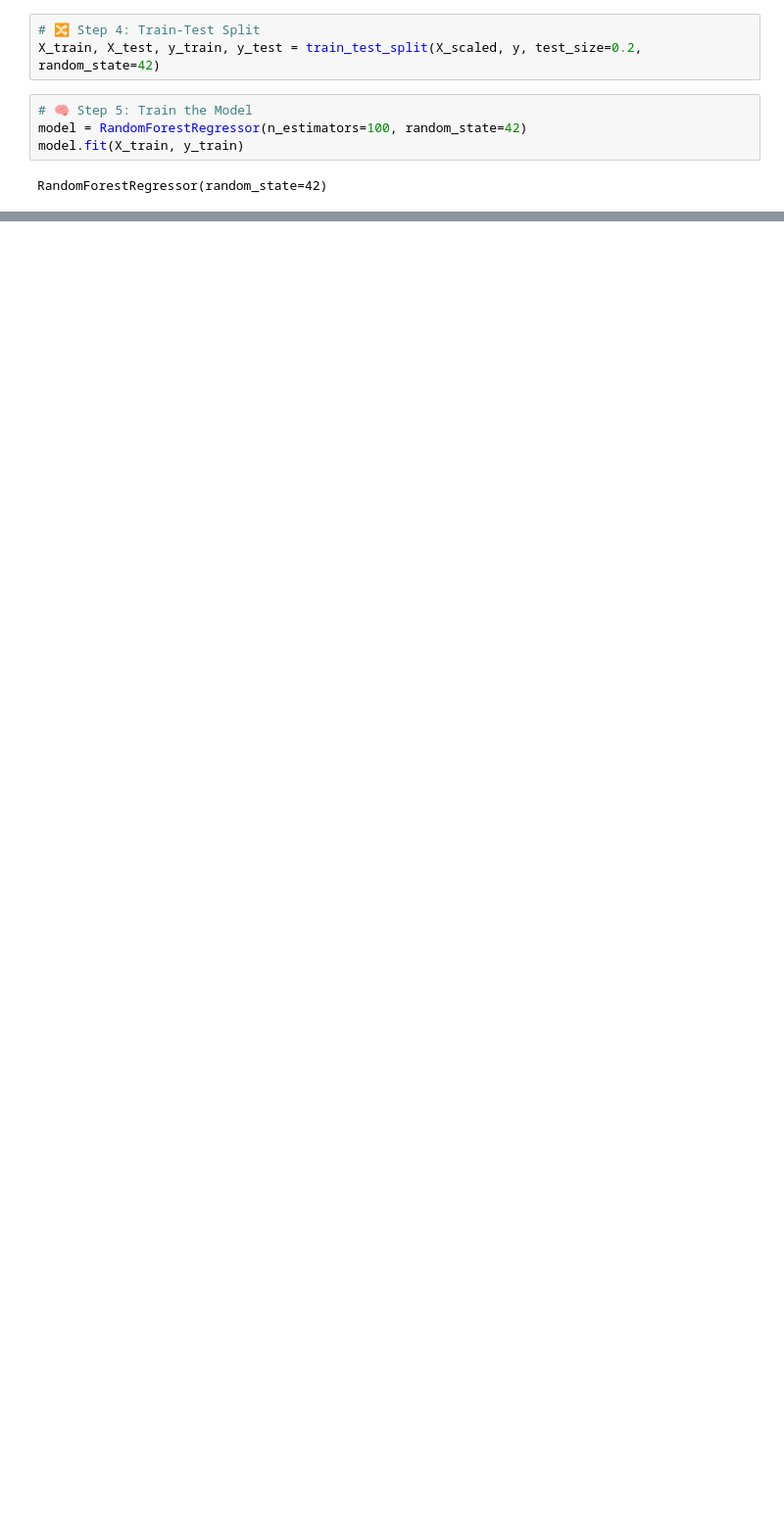
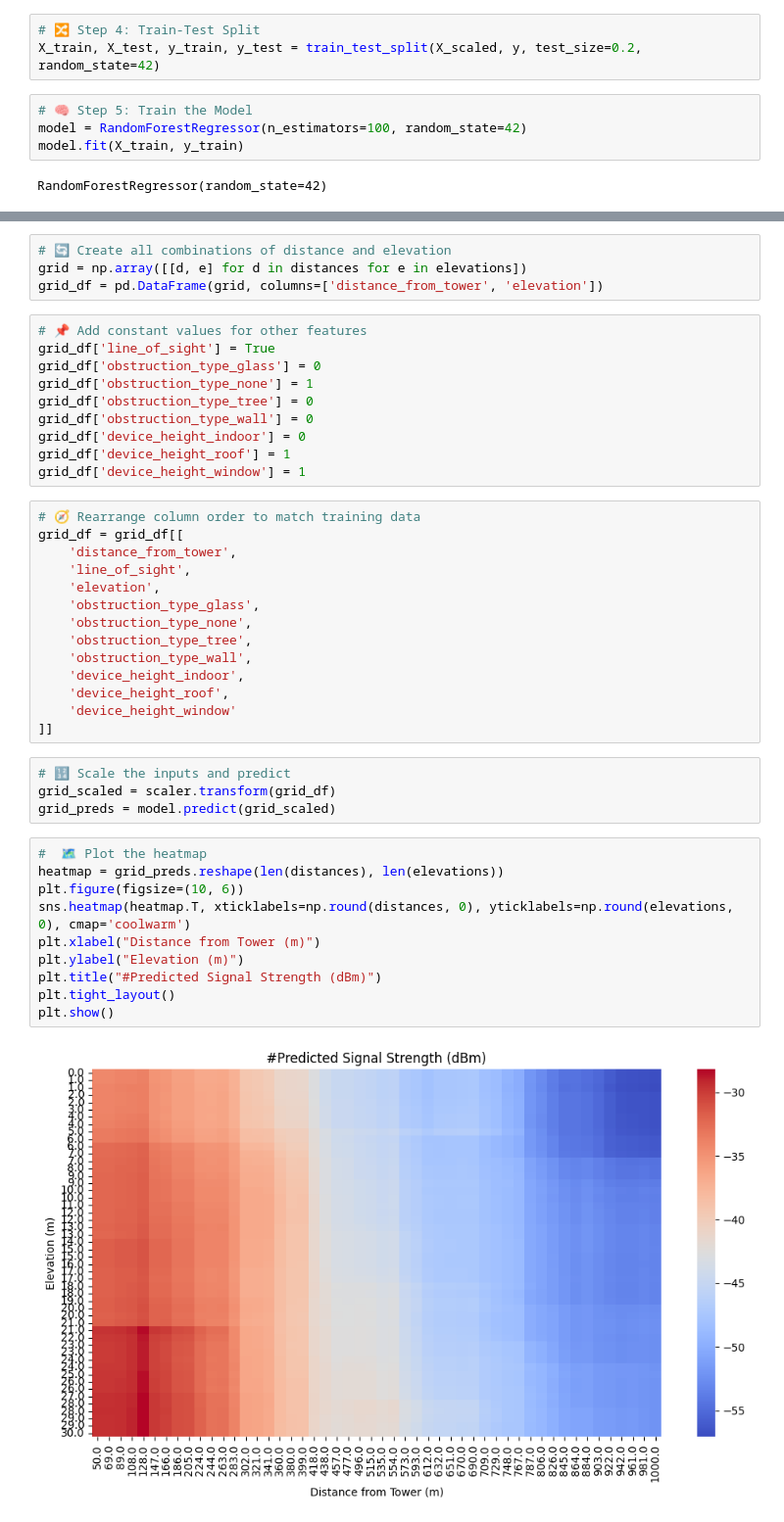
Before and after one commit to padaungthar/ai-based-telecom, a Jupyter notebook: ai-based_RSSI_Predication.ipynb, the cells around one changed output, grey strips where cells are left out. Shown at 98% size. Saved outputs shown, nothing was run; the diff lists cells and outputs as text; blank space fills up the shorter version.

```diff
--- a/ai-based_RSSI_Predication.ipynb
+++ b/ai-based_RSSI_Predication.ipynb
@@ -123,0 +195,44 @@ X.head(2)
+# %%
+# 🔄 Create all combinations of distance and elevation
+grid = np.array([[d, e] for d in distances for e in elevations])
+grid_df = pd.DataFrame(grid, columns=['distance_from_tower', 'elevation'])
+# %%
+# 📌 Add constant values for other features
+grid_df['line_of_sight'] = True
+grid_df['obstruction_type_glass'] = 0
+grid_df['obstruction_type_none'] = 1
+grid_df['obstruction_type_tree'] = 0
+grid_df['obstruction_type_wall'] = 0
+grid_df['device_height_indoor'] = 0
+grid_df['device_height_roof'] = 1
+grid_df['device_height_window'] = 1
+# %%
+# 🧭 Rearrange column order to match training data
+grid_df = grid_df[[
+    'distance_from_tower',
+    'line_of_sight',
+    'elevation',
+    'obstruction_type_glass',
+    'obstruction_type_none',
+    'obstruction_type_tree',
+    'obstruction_type_wall',
+    'device_height_indoor',
+    'device_height_roof',
+    'device_height_window'
+]]
+# %%
+# 🔢 Scale the inputs and predict
+grid_scaled = scaler.transform(grid_df)
+grid_preds = model.predict(grid_scaled)
+# %%
+#  🗺️ Plot the heatmap
+heatmap = grid_preds.reshape(len(distances), len(elevations))
+plt.figure(figsize=(10, 6))
+sns.heatmap(heatmap.T, xticklabels=np.round(distances, 0), yticklabels=np.round(elevations, 0), cmap='coolwarm')
+plt.xlabel("Distance from Tower (m)")
+plt.ylabel("Elevation (m)")
+plt.title("#Predicted Signal Strength (dBm)")
+plt.tight_layout()
+plt.show()
+# %% [output]
+[figure, added]
```
Also changed, not shown: parts of 12 cells of this notebook.
